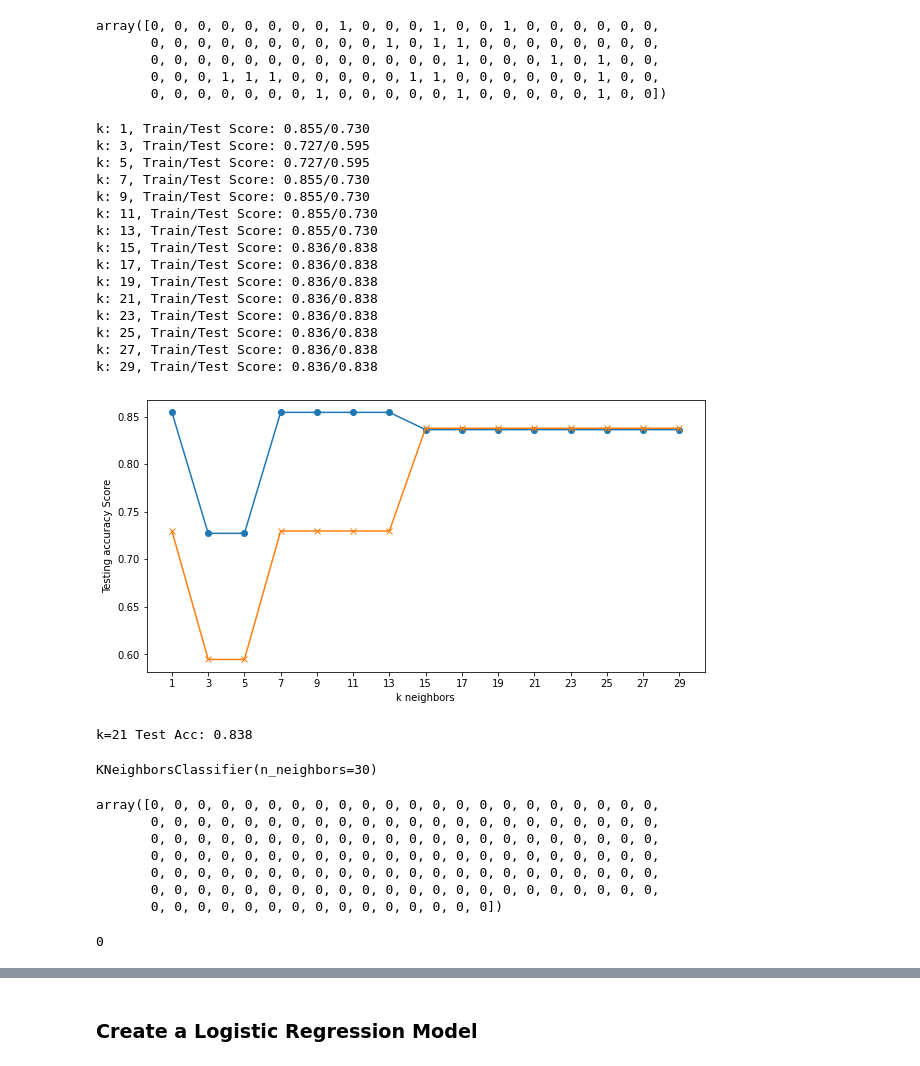
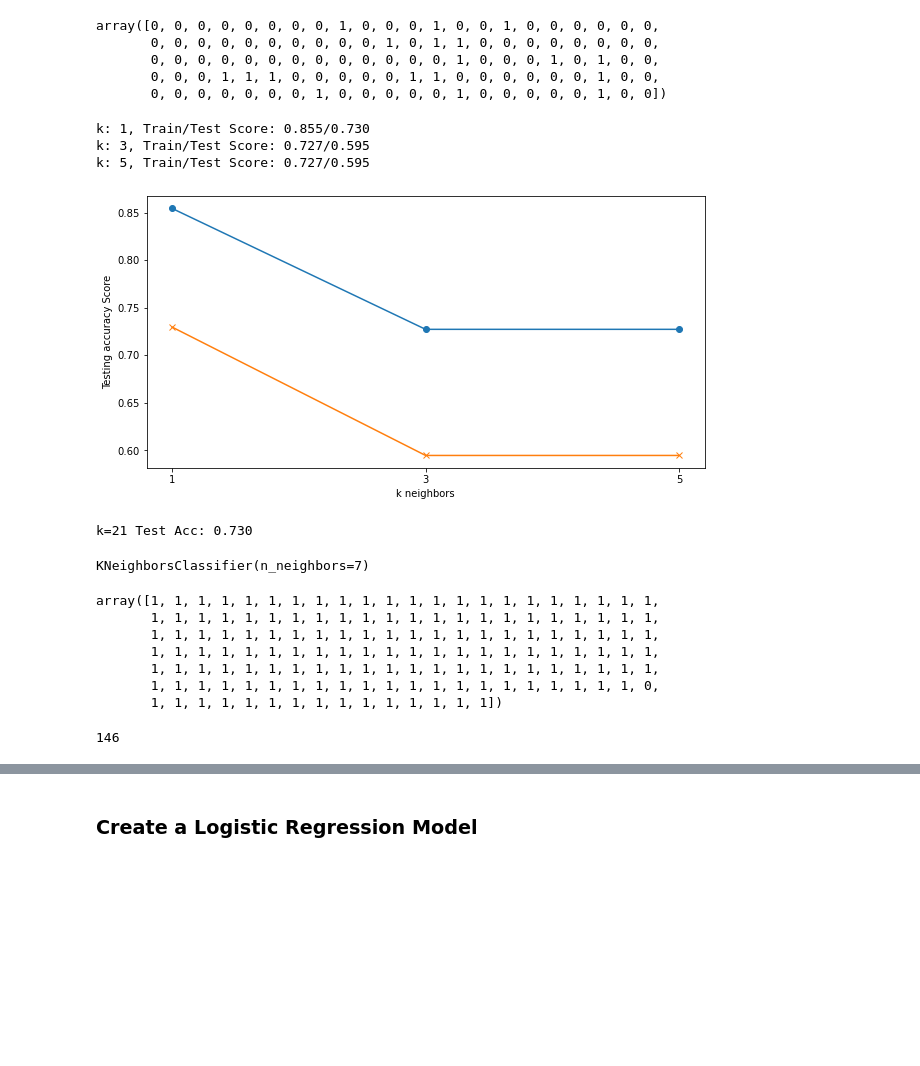
Before and after one commit to gpivaro/Project_3, a Jupyter notebook: Real_State_Analysis.ipynb, the cells around one changed output, grey strips where cells are left out. Drawn from its saved outputs; the diff is of its cells as text; code cells hidden in the pictures; blank space fills up the shorter version.

```diff
--- a/Real_State_Analysis.ipynb
+++ b/Real_State_Analysis.ipynb
@@ -745,69 +745,57 @@ X_test_scaled = X_scaler.transform(X_test)
 # %%
 ### Loop through different k values to see which has the highest accuracy
 train_scores = []
 test_scores = []
 
-max_k = 30
+max_k = 7
 k_range = range(1, max_k, 2)
 
 for k in k_range:
     knn = KNeighborsClassifier(n_neighbors=k)
     knn.fit(X_train_scaled, y_train)
     train_score = knn.score(X_train_scaled, y_train)
     test_score = knn.score(X_test_scaled, y_test)
     train_scores.append(train_score)
     test_scores.append(test_score)
     print(f"k: {k}, Train/Test Score: {train_score:.3f}/{test_score:.3f}")
 
 
 plt.figure(figsize=(10,5))
 plt.plot(k_range, train_scores, marker='o')
 plt.plot(k_range, test_scores, marker="x")
 plt.xticks(k_range)
 plt.xlabel("k neighbors")
 plt.ylabel("Testing accuracy Score")
 plt.show()
 # %% [output]
 k: 1, Train/Test Score: 0.855/0.730
 k: 3, Train/Test Score: 0.727/0.595
 k: 5, Train/Test Score: 0.727/0.595
-k: 7, Train/Test Score: 0.855/0.730
-k: 9, Train/Test Score: 0.855/0.730
-k: 11, Train/Test Score: 0.855/0.730
-k: 13, Train/Test Score: 0.855/0.730
-k: 15, Train/Test Score: 0.836/0.838
-k: 17, Train/Test Score: 0.836/0.838
-k: 19, Train/Test Score: 0.836/0.838
-k: 21, Train/Test Score: 0.836/0.838
-k: 23, Train/Test Score: 0.836/0.838
-k: 25, Train/Test Score: 0.836/0.838
-k: 27, Train/Test Score: 0.836/0.838
-k: 29, Train/Test Score: 0.836/0.838
-[figure, old version]
+[figure, new version]
 # %%
 ### Choose the best k from above and re-fit the KNN Classifier using that k value.
 knn = KNeighborsClassifier(n_neighbors=max_k)
 knn.fit(X_train_scaled, y_train)
 print('k=21 Test Acc: %.3f' % knn.score(X_test_scaled, y_test))
 # %% [output]
-k=21 Test Acc: 0.838
+k=21 Test Acc: 0.730
 # %%
 knn
 # %% [output]
-KNeighborsClassifier(n_neighbors=30)
+KNeighborsClassifier(n_neighbors=7)
 # %%
 predictions = knn.predict(X)
 # %%
 predictions
 # %% [output]
-array([0, 0, 0, 0, 0, 0, 0, 0, 0, 0, 0, 0, 0, 0, 0, 0, 0, 0, 0, 0, 0, 0,
-       0, 0, 0, 0, 0, 0, 0, 0, 0, 0, 0, 0, 0, 0, 0, 0, 0, 0, 0, 0, 0, 0,
-       0, 0, 0, 0, 0, 0, 0, 0, 0, 0, 0, 0, 0, 0, 0, 0, 0, 0, 0, 0, 0, 0,
-       0, 0, 0, 0, 0, 0, 0, 0, 0, 0, 0, 0, 0, 0, 0, 0, 0, 0, 0, 0, 0, 0,
-       0, 0, 0, 0, 0, 0, 0, 0, 0, 0, 0, 0, 0, 0, 0, 0, 0, 0, 0, 0, 0, 0,
-       0, 0, 0, 0, 0, 0, 0, 0, 0, 0, 0, 0, 0, 0, 0, 0, 0, 0, 0, 0, 0, 0,
-       0, 0, 0, 0, 0, 0, 0, 0, 0, 0, 0, 0, 0, 0, 0])
+array([1, 1, 1, 1, 1, 1, 1, 1, 1, 1, 1, 1, 1, 1, 1, 1, 1, 1, 1, 1, 1, 1,
+       1, 1, 1, 1, 1, 1, 1, 1, 1, 1, 1, 1, 1, 1, 1, 1, 1, 1, 1, 1, 1, 1,
+       1, 1, 1, 1, 1, 1, 1, 1, 1, 1, 1, 1, 1, 1, 1, 1, 1, 1, 1, 1, 1, 1,
+       1, 1, 1, 1, 1, 1, 1, 1, 1, 1, 1, 1, 1, 1, 1, 1, 1, 1, 1, 1, 1, 1,
+       1, 1, 1, 1, 1, 1, 1, 1, 1, 1, 1, 1, 1, 1, 1, 1, 1, 1, 1, 1, 1, 1,
+       1, 1, 1, 1, 1, 1, 1, 1, 1, 1, 1, 1, 1, 1, 1, 1, 1, 1, 1, 1, 1, 0,
+       1, 1, 1, 1, 1, 1, 1, 1, 1, 1, 1, 1, 1, 1, 1])
 # %%
 predictions.sum()
 # %% [output]
-0
+146
```
Also changed, not shown: parts of 65 cells of this notebook, 6 other files.
